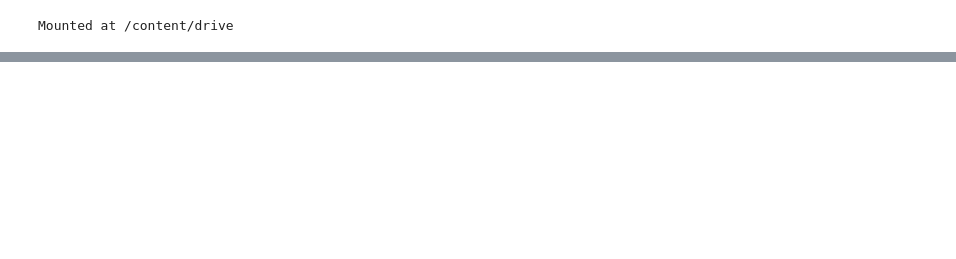
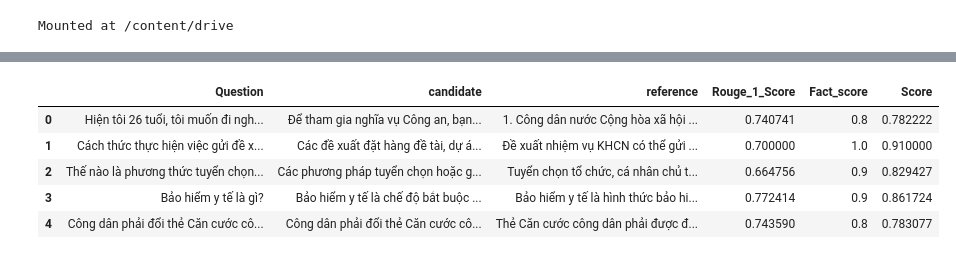
Before and after one commit to TienNhat5103/Chatbot_TTHC, a Jupyter notebook: Chatbot.ipynb, the cells around one changed output, grey strips where cells are left out. Cells and saved outputs as stored; diff of their text form; code cells hidden in the pictures; blank space fills up the shorter version.

```diff
--- a/Chatbot.ipynb
+++ b/Chatbot.ipynb
@@ -193,0 +253,12 @@ top_docs
+# %%
+#Cập nhật lại Score của evaluate_df theo Score mới
+evaluate_df['Score'] = evaluate_df['Rouge_1_Score']*0.3 + evaluate_df['Fact_score']*0.7
+# %%
+evaluate_df
+# %% [output]
+|  | Question | candidate | reference | Rouge_1_Score | Fact_score | Score |
+| 0 | Hiện tôi 26 tuổi, tôi muốn đi ngh... | Để tham gia nghĩa vụ Công an, bạn... | 1. Công dân nước Cộng hòa xã hội ... | 0.740741 | 0.8 | 0.782222 |
+| 1 | Cách thức thực hiện việc gửi đề x... | Các đề xuất đặt hàng đề tài, dự á... | Đề xuất nhiệm vụ KHCN có thể gửi ... | 0.700000 | 1.0 | 0.910000 |
+| 2 | Thế nào là phương thức tuyển chọn... | Các phương pháp tuyển chọn hoặc g... | Tuyển chọn tổ chức, cá nhân chủ t... | 0.664756 | 0.9 | 0.829427 |
+| 3 | Bảo hiểm y tế là gì? | Bảo hiểm y tế là chế độ bắt buộc ... | Bảo hiểm y tế là hình thức bảo hi... | 0.772414 | 0.9 | 0.861724 |
+| 4 | Công dân phải đổi thẻ Căn cước cô... | Công dân phải đổi thẻ Căn cước cô... | Thẻ Căn cước công dân phải được đ... | 0.743590 | 0.8 | 0.783077 |
```
Also changed, not shown: parts of 17 cells of this notebook.
